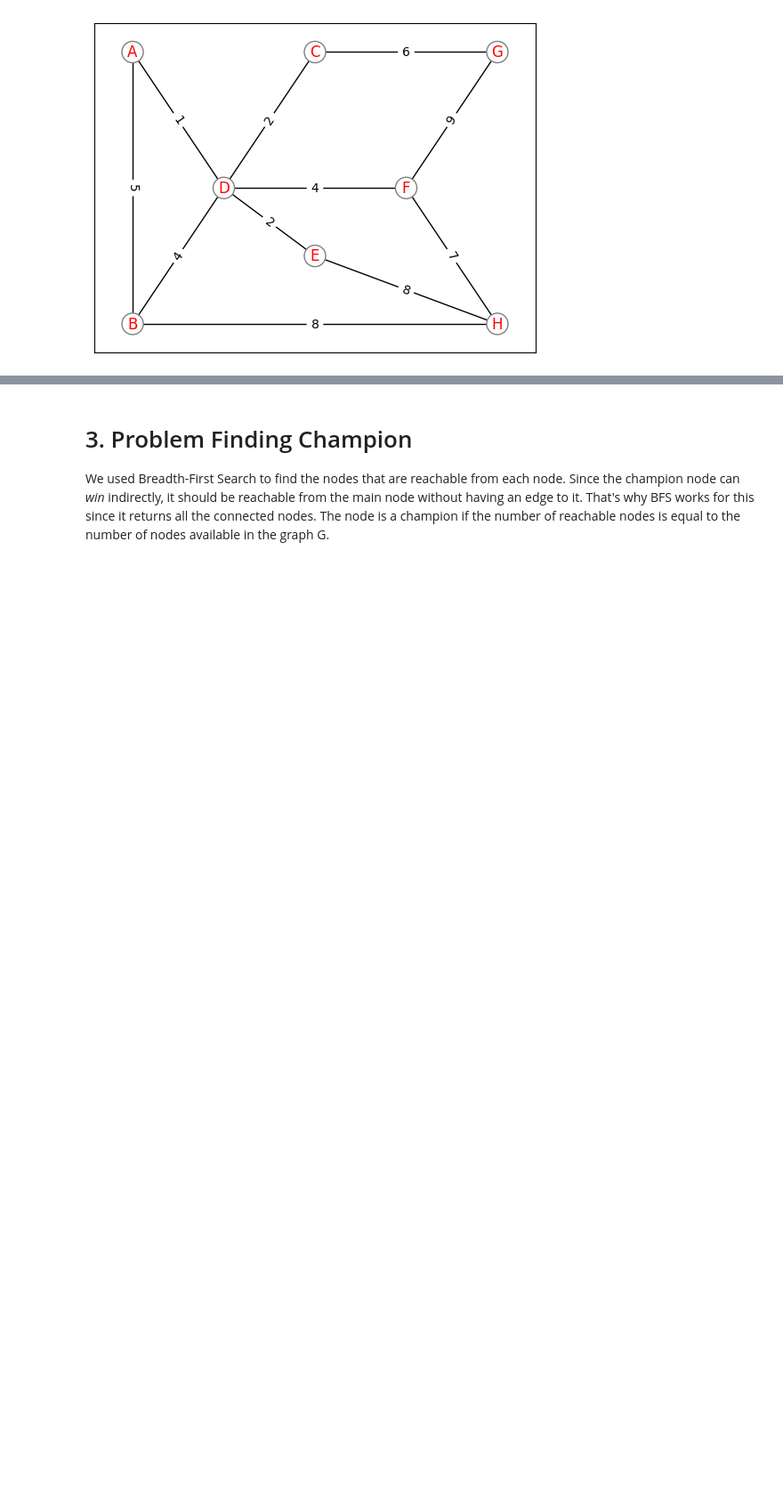
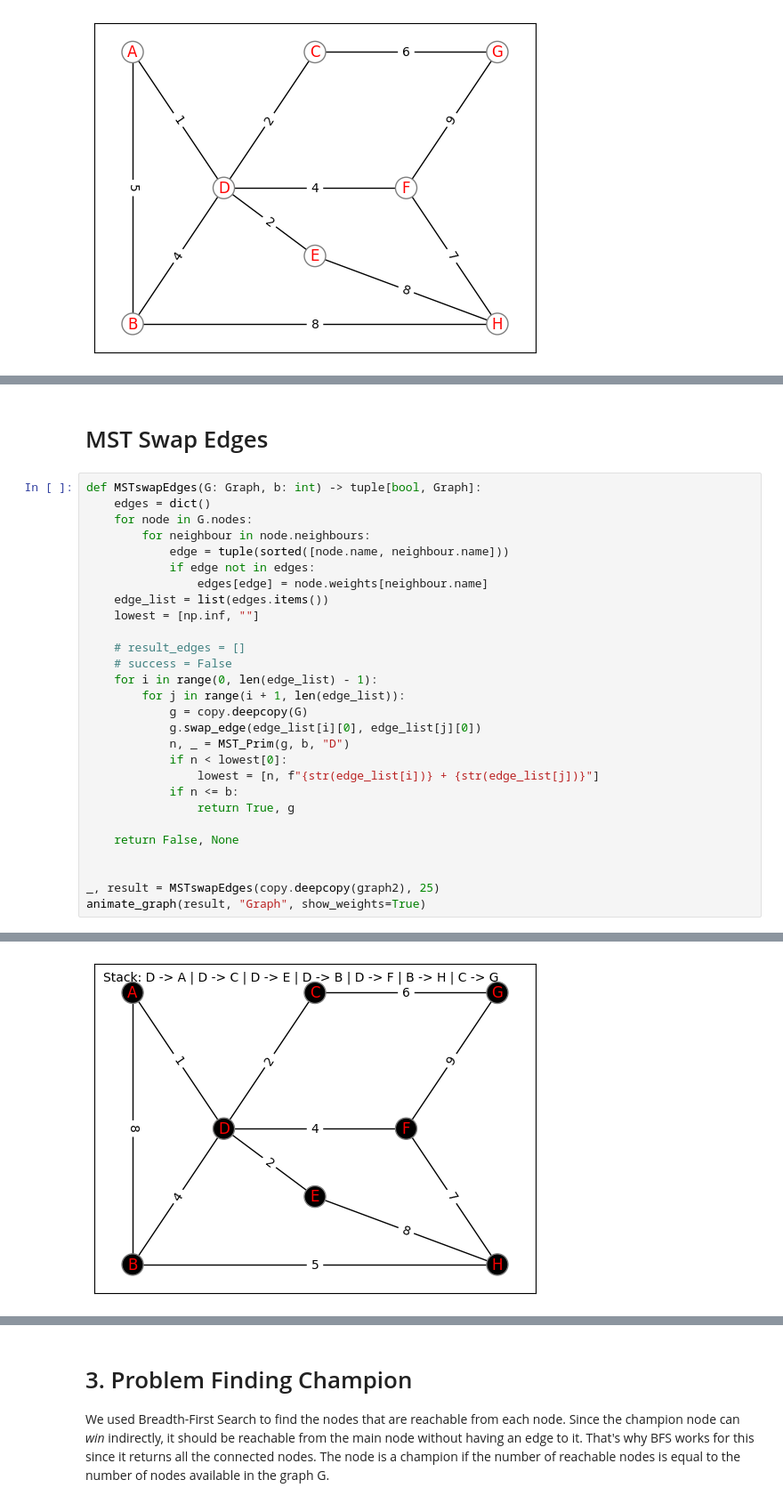
Before and after one commit to eemrds/dat600-algorithms, a Jupyter notebook: assignment3/assignment3.ipynb, the cells around one changed output, grey strips where cells are left out. Shown: that part at 89% size. Cells and saved outputs as stored; diff of their text form; blank space fills up the shorter version.

```diff
--- a/assignment3/assignment3.ipynb
+++ b/assignment3/assignment3.ipynb
@@ -575,0 +744,31 @@ AttributeError: 'NoneType' object has no attribute 'weights'
+# %% [markdown]
+# MST Swap Edges
+# %%
+def MSTswapEdges(G: Graph, b: int) -> tuple[bool, Graph]:
+    edges = dict()
+    for node in G.nodes:
+        for neighbour in node.neighbours:
+            edge = tuple(sorted([node.name, neighbour.name]))
+            if edge not in edges:
+                edges[edge] = node.weights[neighbour.name]
+    edge_list = list(edges.items())
+    lowest = [np.inf, ""]
+
+    # result_edges = []
+    # success = False
+    for i in range(0, len(edge_list) - 1):
+        for j in range(i + 1, len(edge_list)):
+            g = copy.deepcopy(G)
+            g.swap_edge(edge_list[i][0], edge_list[j][0])
+            n, _ = MST_Prim(g, b, "D")
+            if n < lowest[0]:
+                lowest = [n, f"{str(edge_list[i])} + {str(edge_list[j])}"]
+            if n <= b:
+                return True, g
+
+    return False, None
+
+
+_, result = MSTswapEdges(copy.deepcopy(graph2), 25)
+animate_graph(result, "Graph", show_weights=True)
+# %% [output]
@@ -575,0 +776 @@ AttributeError: 'NoneType' object has no attribute 'weights'
+[figure, added]
```
Also changed, not shown: parts of 25 cells of this notebook, 10 other files.
